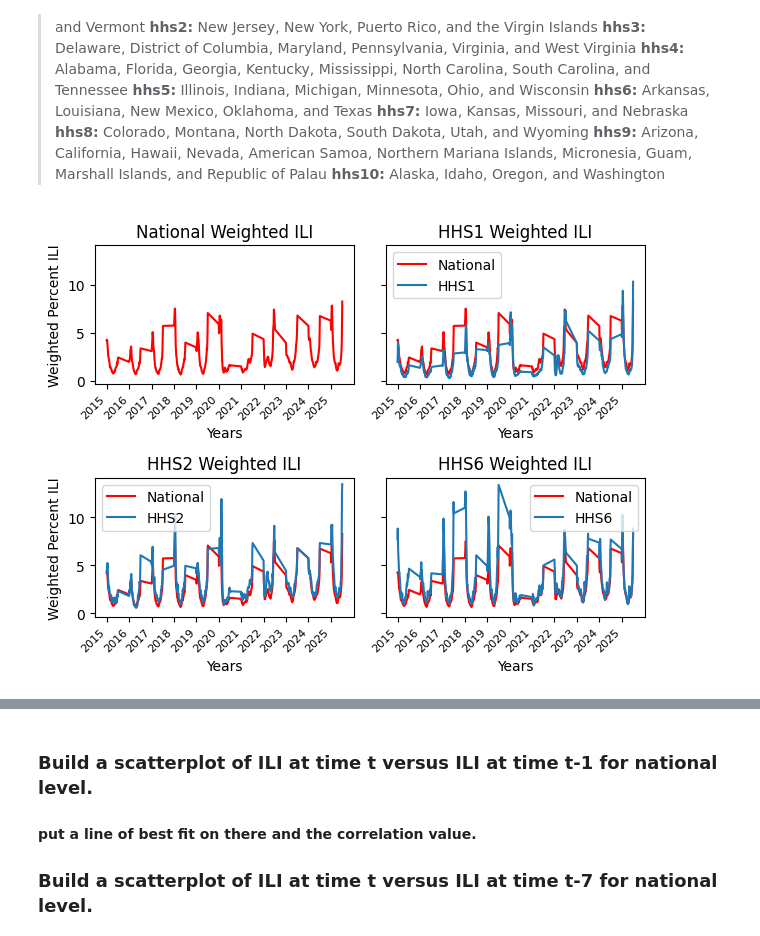
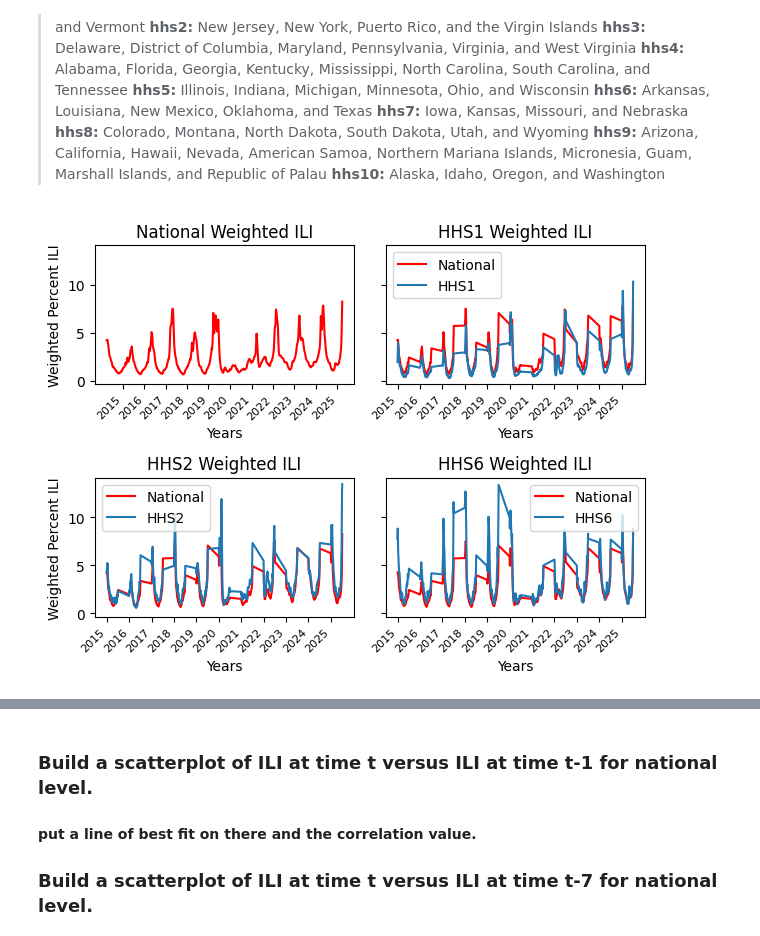
Before and after one commit to computationalUncertaintyLab/TSID, a Jupyter notebook: ch1.ipynb, the cells around one changed output, grey strips where cells are left out. Drawn from its saved outputs; the diff is of its cells as text; code cells hidden in the pictures.

Commit message:
Fixed ticks

```diff
--- a/ch1.ipynb
+++ b/ch1.ipynb
@@ -142,20 +142,43 @@ d = pd.read_csv("./data/ili_data.csv")  #<--using pandas to import a datset
 
 fig, axs = plt.subplots( 2,2, sharey =True  )  #<--This begins a figure and axes object.
 
-d_nat = d.loc[ d.region == "nat" ]
-d_hhs1 = d.loc[ d.region == "hhs1" ]
-d_hhs2 = d.loc[ d.region == "hhs2" ]
-d_hhs6 = d.loc[ d.region == "hhs6" ]
+d_nat = d.loc[ d.region == "nat" ].reset_index()
+d_hhs1 = d.loc[ d.region == "hhs1" ].reset_index()
+d_hhs2 = d.loc[ d.region == "hhs2" ].reset_index()
+d_hhs6 = d.loc[ d.region == "hhs6" ].reset_index()
 
 year = d_nat["epiweek"] //100
 first_weeks = d_nat.groupby(year)["epiweek"].min()
 
-axs[0,0].plot(d_nat["epiweek"],d_nat["wili"], color = "Red")           #<--This does
+
+axs[0,0].plot(d_nat["wili"], color = "Red")           #<--This does
 axs[0,0].set_title("National Weighted ILI")
 axs[0,0].set_xlabel("Years")
 axs[0,0].set_ylabel("Weighted Percent ILI")
-axs[0,0].set_xticks(first_weeks.values)
-axs[0,0].set_xticklabels(first_weeks.index, rotation =45, ha ="right", fontsize=8)
+
+
+d_nat["week"] = [  int(str(row.epiweek)[-2:])   for idx,row in d_nat.iterrows() ]
+d_nat["year"] = [  int(str(row.epiweek)[:-2])   for idx,row in d_nat.iterrows() ]
+
+
+x_ticks       = d_nat.loc[d_nat.week==40].index
+x_tick_labels = d_nat.loc[d_nat.week==40, "year"]
+
+axs[0,0].set_xticks(x_ticks)
+axs[0,0].set_xticklabels(x_tick_labels, rotation =45, ha ="right", fontsize=8)
+
+
+
+
+
+
+
+
+
+
+
+
+
 
 axs[0,1].plot(d_nat["epiweek"], d_nat["wili"], color = "Red", label ="National")
 axs[0,1].plot(d_hhs1["epiweek"],d_hhs1["wili"],label = "HHS1")
@@ -163,31 +186,31 @@ axs[0,1].set_title("HHS1 Weighted ILI")
 axs[0,1].set_xlabel("Years")
 axs[0,1].set_xticks(first_weeks.values)
 axs[0,1].set_xticklabels(first_weeks.index, rotation =45, ha ="right", fontsize=8)
 axs[0,1].legend()
 
 axs[1,0].plot(d_nat["epiweek"],d_nat["wili"], color = "Red", label ="National")
 axs[1,0].plot(d_hhs2["epiweek"],d_hhs2["wili"],label = "HHS2")
 axs[1,0].set_title("HHS2 Weighted ILI")
 axs[1,0].set_xlabel("Years")
 axs[1,0].set_ylabel("Weighted Percent ILI")
 axs[1,0].set_xticks(first_weeks.values)
 axs[1,0].set_xticklabels(first_weeks.index, rotation =45, ha ="right", fontsize=8)
 axs[1,0].legend()
 
 axs[1,1].plot(d_nat["epiweek"],d_nat["wili"],color = "Red",label ="National")
 axs[1,1].plot(d_hhs6["epiweek"],d_hhs6["wili"],label = "HHS6")
 axs[1,1].set_title("HHS6 Weighted ILI")
 axs[1,1].set_xlabel("Years")
 axs[1,1].set_xticks(first_weeks.values)
 axs[1,1].set_xticklabels(first_weeks.index, rotation =45, ha ="right", fontsize=8)
 axs[1,1].legend()
 
 plt.tight_layout()
 plt.show()
 
 
 # plot time series for two state
 #x is weeks
 #y is percent ili (column_name = wILI)
 # %% [output]
-[figure, old version]
+[figure, new version]
```
Also changed, not shown: parts of 2 cells of this notebook.
